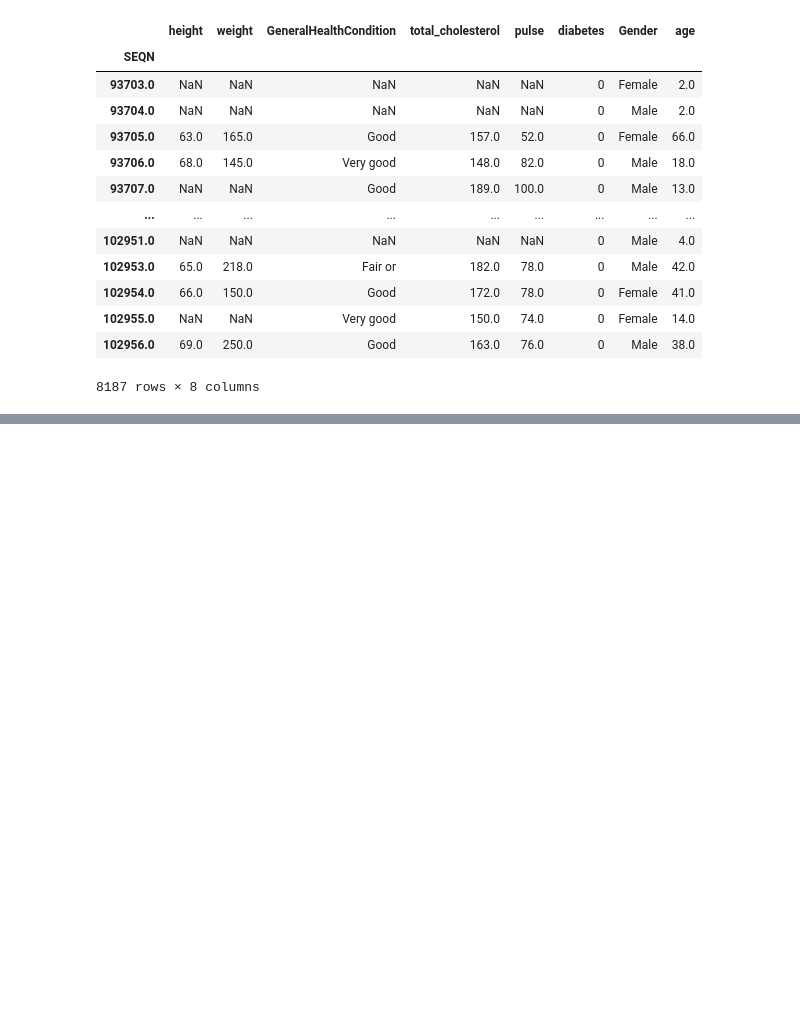
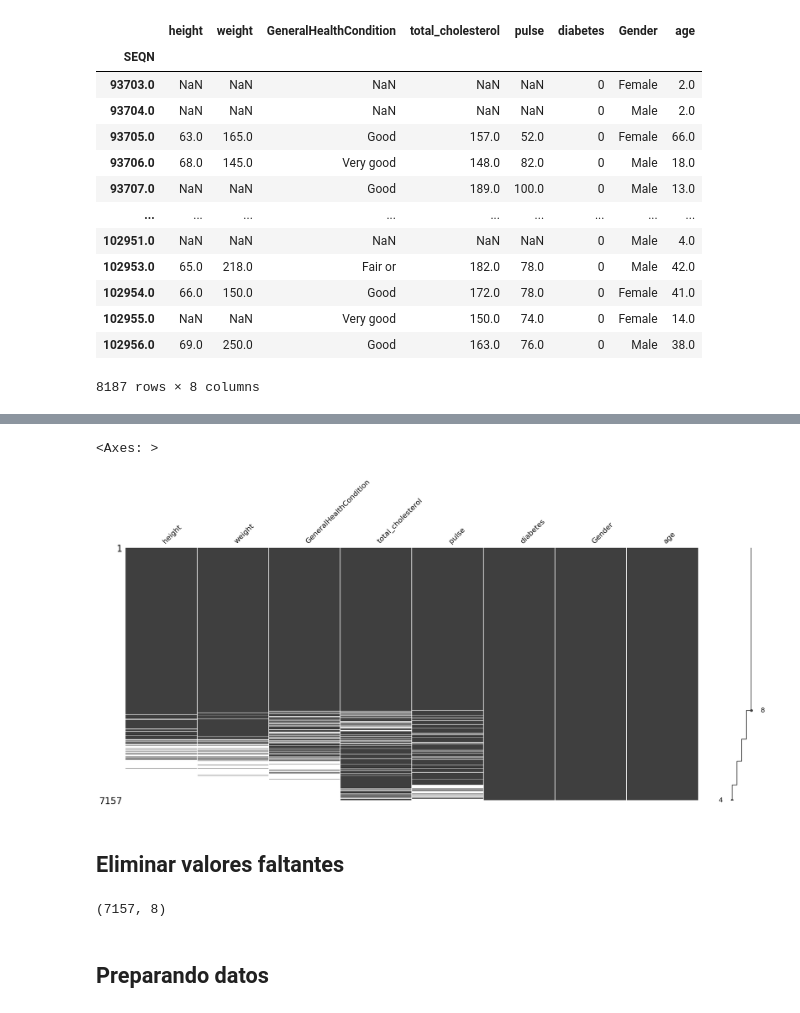
Before and after one commit to oscardbocanegra/learning_platzi, a Jupyter notebook: dataScientistPython/datos_faltantes_imputacion/live-download-data-and-load-it.ipynb, the cells around one changed output, grey strips where cells are left out. Cells and saved outputs as stored; diff of their text form; code cells hidden in the pictures; blank space fills up the shorter version.

```diff
--- a/dataScientistPython/datos_faltantes_imputacion/live-download-data-and-load-it.ipynb
+++ b/dataScientistPython/datos_faltantes_imputacion/live-download-data-and-load-it.ipynb
@@ -120,0 +157,28 @@ nhanes_df
+# %%
+(
+    nhanes_df.dropna(
+        subset = ["pulse", "total_cholesterol", "GeneralHealthCondition", "weight", "height"],
+        how = "all"
+    )
+    .missing.sort_variables_by_missingness()
+    .pipe(missingno.matrix, sort="descending")
+)
+# %% [output]
+<Axes: >
+[figure, added]
+# %% [markdown]
+## Eliminar valores faltantes
+# %%
+nhanes_df = (
+    nhanes_df.dropna(
+        subset = ["pulse", "total_cholesterol", "GeneralHealthCondition", "weight", "height"],
+        how = "all"
+    )
+    .missing.sort_variables_by_missingness()
+)
+
+nhanes_df.shape
+# %% [output]
+(7157, 8)
+# %% [markdown]
+## Preparando datos
```
Also changed, not shown: parts of 4 cells of this notebook.
